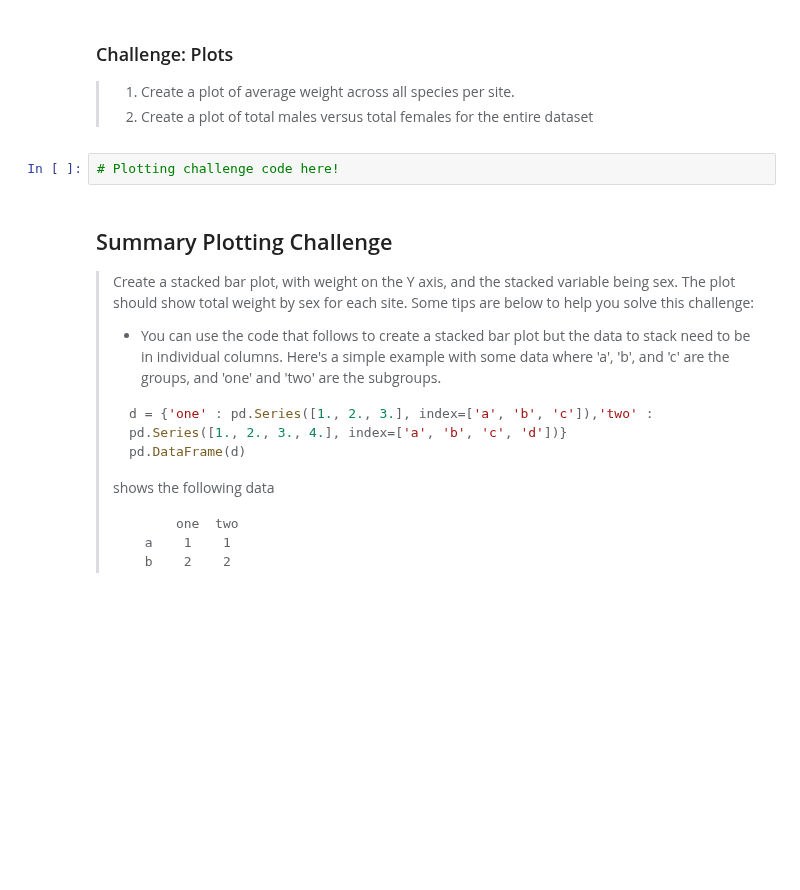
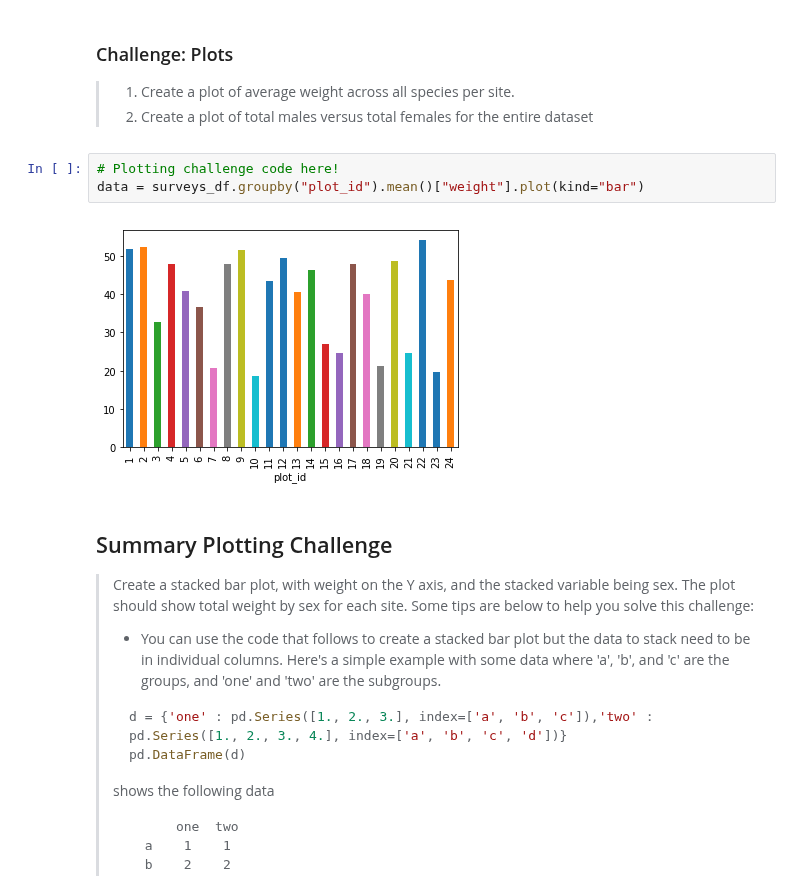
Before and after one commit to GT-IDEaS/Bootcamp2019, a Jupyter notebook: Day02/Afternoon_Session2/Python-for-Ecologists.ipynb, the cells around one changed output. Saved outputs shown, nothing was run; the diff lists cells and outputs as text; blank space fills up the shorter version.

```diff
--- a/Day02/Afternoon_Session2/Python-for-Ecologists.ipynb
+++ b/Day02/Afternoon_Session2/Python-for-Ecologists.ipynb
@@ -383,6 +544,9 @@ total_count.plot(kind='bar')
 > 2. Create a plot of total males versus total females for the entire dataset
 # %%
 # Plotting challenge code here!
+data = surveys_df.groupby("plot_id").mean()["weight"].plot(kind="bar")
+# %% [output]
+[figure, added]
 # %% [markdown]
 ## Summary Plotting Challenge
 >
```
Also changed, not shown: parts of 37 cells of this notebook.
